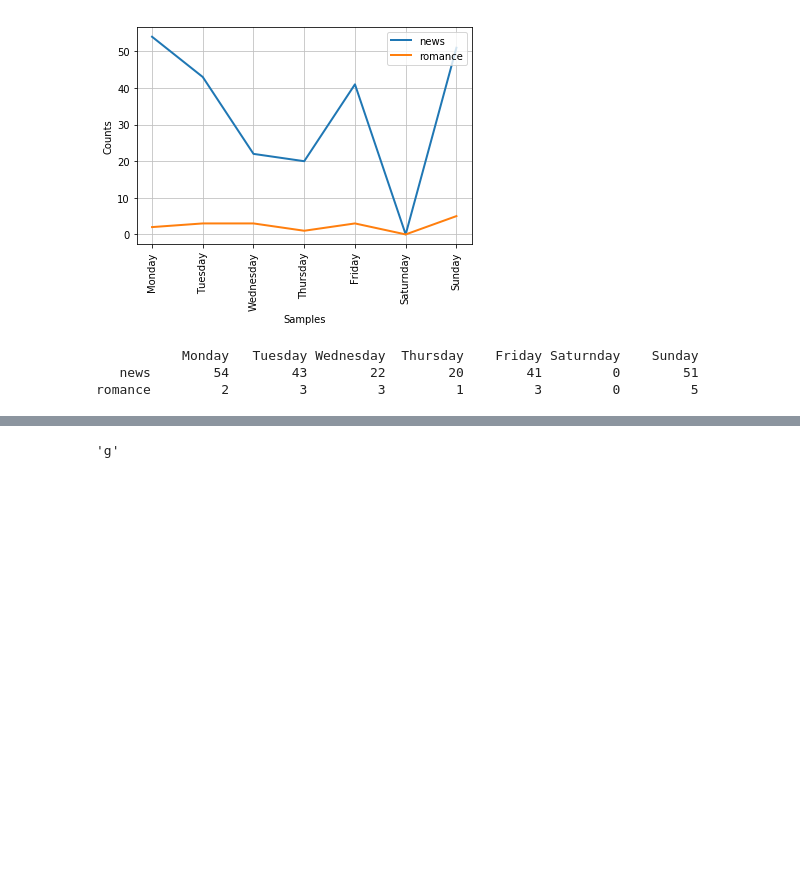
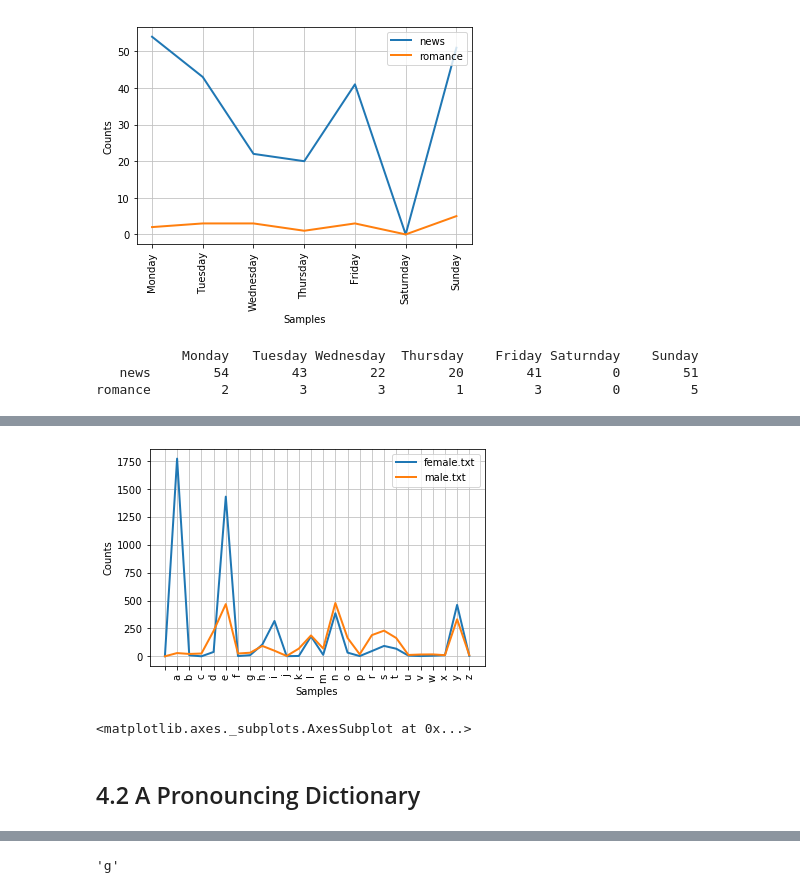
Before and after one commit to seidikun/nltk-book-jupyter, a Jupyter notebook: NLTK - Chapter 2.ipynb, the cells around one changed output, grey strips where cells are left out. Drawn from its saved outputs; the diff is of its cells as text; code cells hidden in the pictures; blank space fills up the shorter version.

```diff
--- a/NLTK - Chapter 2.ipynb
+++ b/NLTK - Chapter 2.ipynb
@@ -178,0 +497,6 @@ romance         2         3         3         1         3         0         5
+# %%
+# Finding names that are used as both masculine and feminine
+names = nltk.corpus.names
+male_names = names.words('male.txt')
+female_names = names.words('female.txt')
+[w for w in male_names if w in female_names]
@@ -178,0 +521,12 @@ romance         2         3         3         1         3         0         5
+# %%
+# now, finding if there is a pattern of name belonging to either masculine or feminine category an its ending letter
+cfd = nltk.ConditionalFreqDist(
+    (fileid, name[-1])
+    for fileid in names.fileids()
+    for name in names.words(fileid))
+cfd.plot()
+# %% [output]
+[figure, added]
+<matplotlib.axes._subplots.AxesSubplot at 0x...>
+# %% [markdown]
+## 4.2 A Pronouncing Dictionary
```
Also changed, not shown: parts of 46 cells of this notebook, 1 other file.
